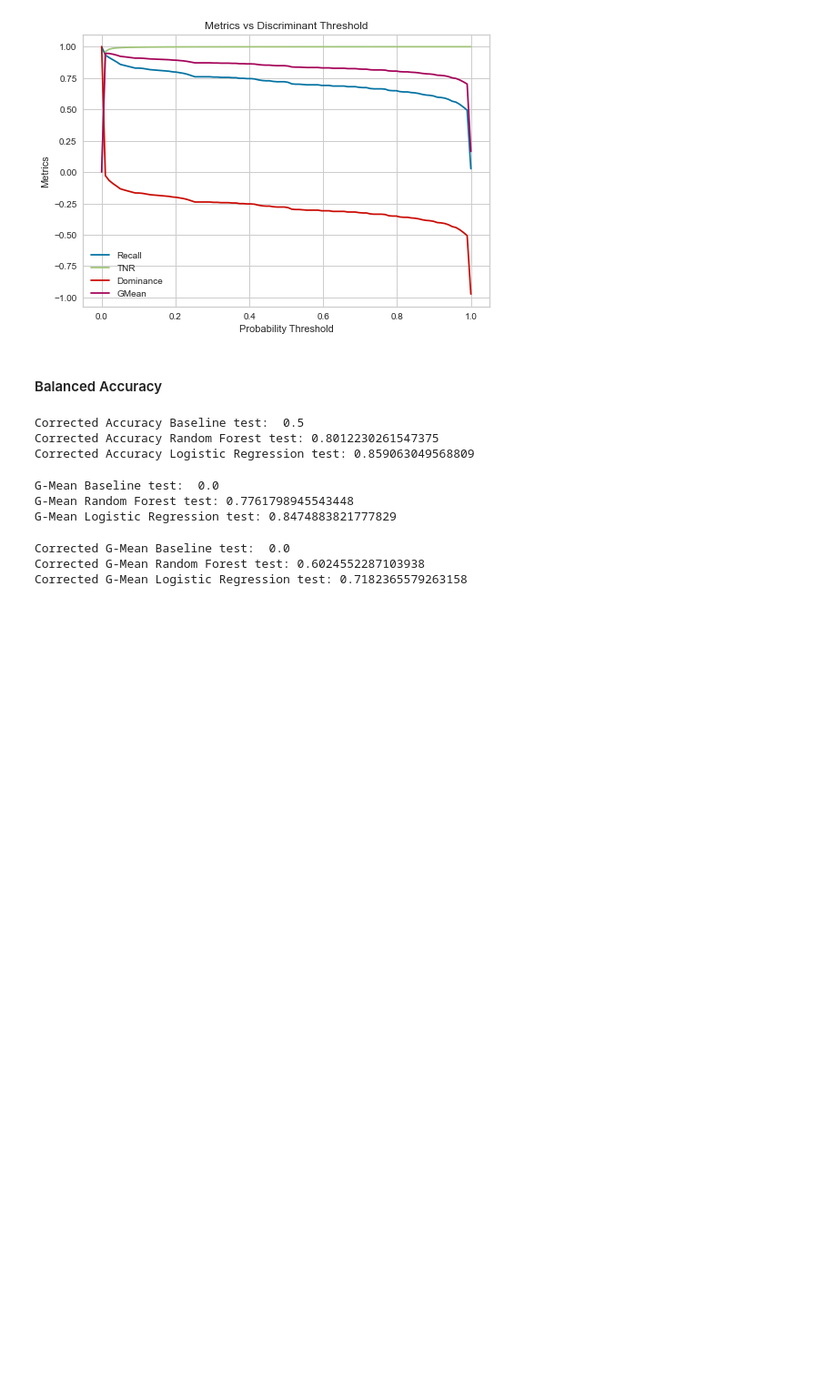
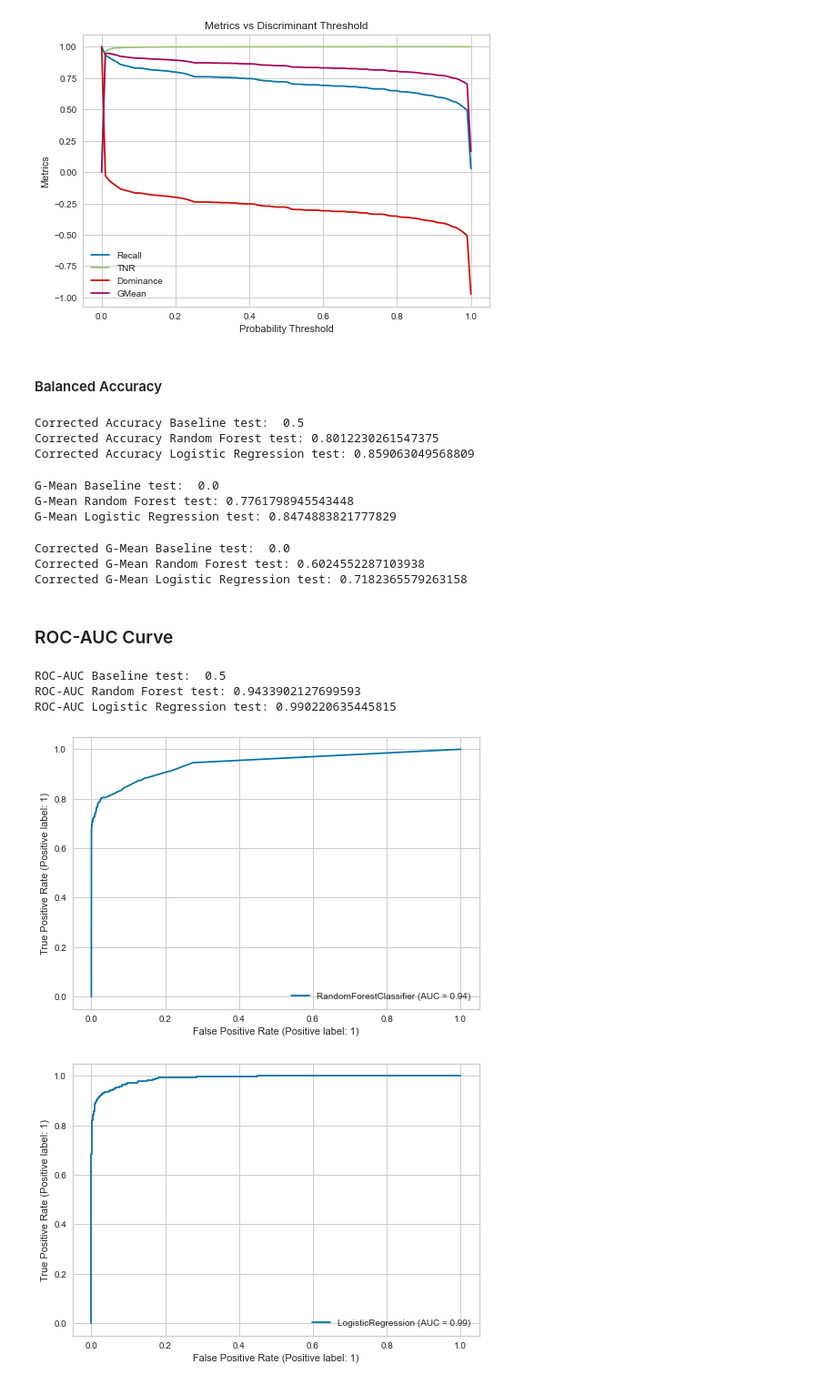
Before and after one commit to jayant2014/MyML, a Jupyter notebook: Imbalanced_Datasets/Evaluation Metrics.ipynb, the cells around one changed output. Shown at 91% size. Cells and saved outputs as stored; diff of their text form; code cells hidden in the pictures; blank space fills up the shorter version.

Commit message:
ROC-AUC curve

```diff
--- a/Imbalanced_Datasets/Evaluation Metrics.ipynb
+++ b/Imbalanced_Datasets/Evaluation Metrics.ipynb
@@ -535,3 +535,5 @@ print('Corrected G-Mean Logistic Regression test:', gmean(y_test, lr.predict(X_t
 Corrected G-Mean Baseline test:  0.0
 Corrected G-Mean Random Forest test: 0.6024552287103938
 Corrected G-Mean Logistic Regression test: 0.7182365579263158
+# %% [markdown]
+### ROC-AUC Curve
@@ -537,0 +547,14 @@ Corrected G-Mean Logistic Regression test: 0.7182365579263158
+# %%
+print('ROC-AUC Baseline test: ', roc_auc_score(y_test, y_test_base))
+print('ROC-AUC Random Forest test:', roc_auc_score(y_test, rf.predict_proba(X_test)[:,1]))
+print('ROC-AUC Logistic Regression test:', roc_auc_score(y_test, lr.predict_proba(X_test)[:,1]))
+# %% [output]
+ROC-AUC Baseline test:  0.5
+ROC-AUC Random Forest test: 0.9433902127699593
+ROC-AUC Logistic Regression test: 0.990220635445815
+# %%
+rf_disp = plot_roc_curve(rf, X_test, y_test)
+lr_disp = plot_roc_curve(lr, X_test, y_test)
+# %% [output]
+[figure, added]
+[figure, added]
```
Also changed, not shown: parts of 5 cells of this notebook.
